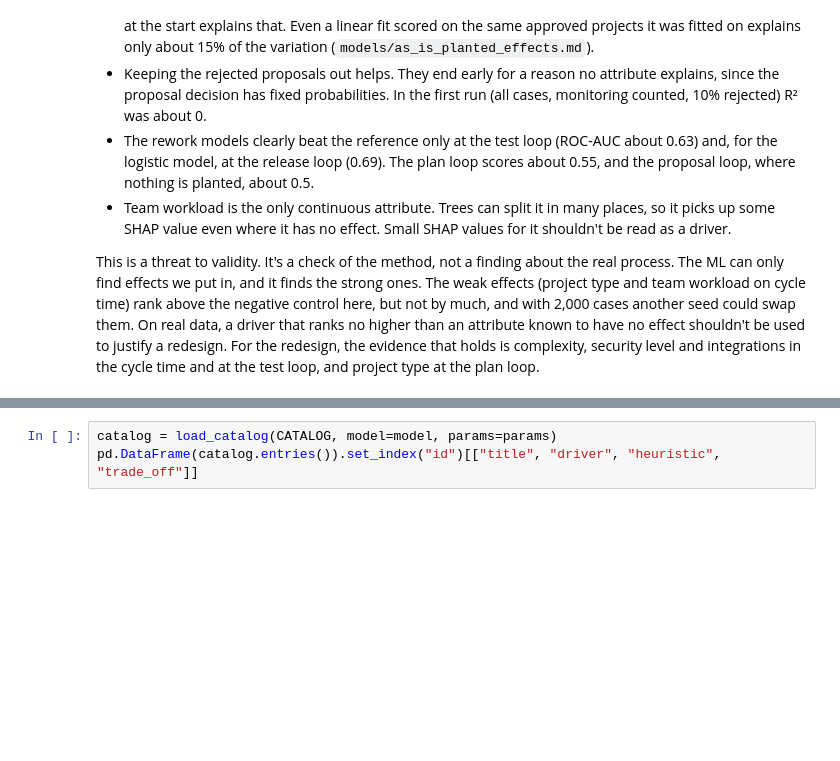
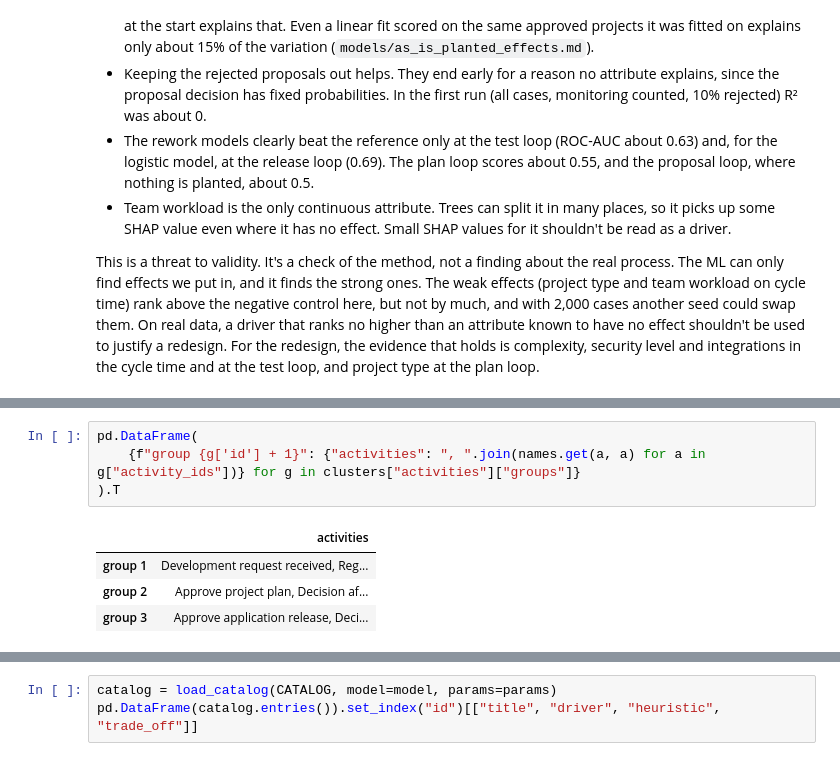
Before and after one commit to dangth1101/IS6003, a Jupyter notebook: notebooks/time_optimization.ipynb, the cells around one changed output, grey strips where cells are left out. Saved outputs shown, nothing was run; the diff lists cells and outputs as text; blank space fills up the shorter version.

```diff
--- a/notebooks/time_optimization.ipynb
+++ b/notebooks/time_optimization.ipynb
@@ -343,0 +395,9 @@ This is a threat to validity. It's a check of the method, not a finding about th
+# %%
+pd.DataFrame(
+    {f"group {g['id'] + 1}": {"activities": ", ".join(names.get(a, a) for a in g["activity_ids"])} for g in clusters["activities"]["groups"]}
+).T
+# %% [output]
+|  | activities |
+| group 1 | Development request received, Reg... |
+| group 2 | Approve project plan, Decision af... |
+| group 3 | Approve application release, Deci... |
```
Also changed, not shown: parts of 11 cells of this notebook, 21 other files.
